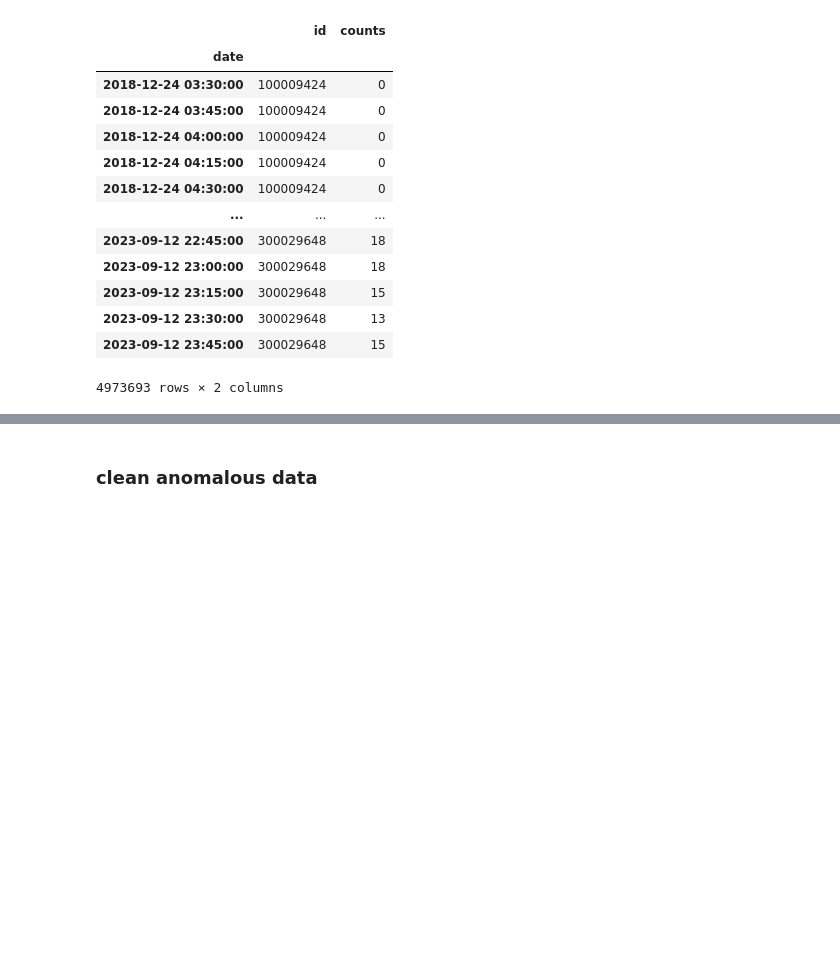
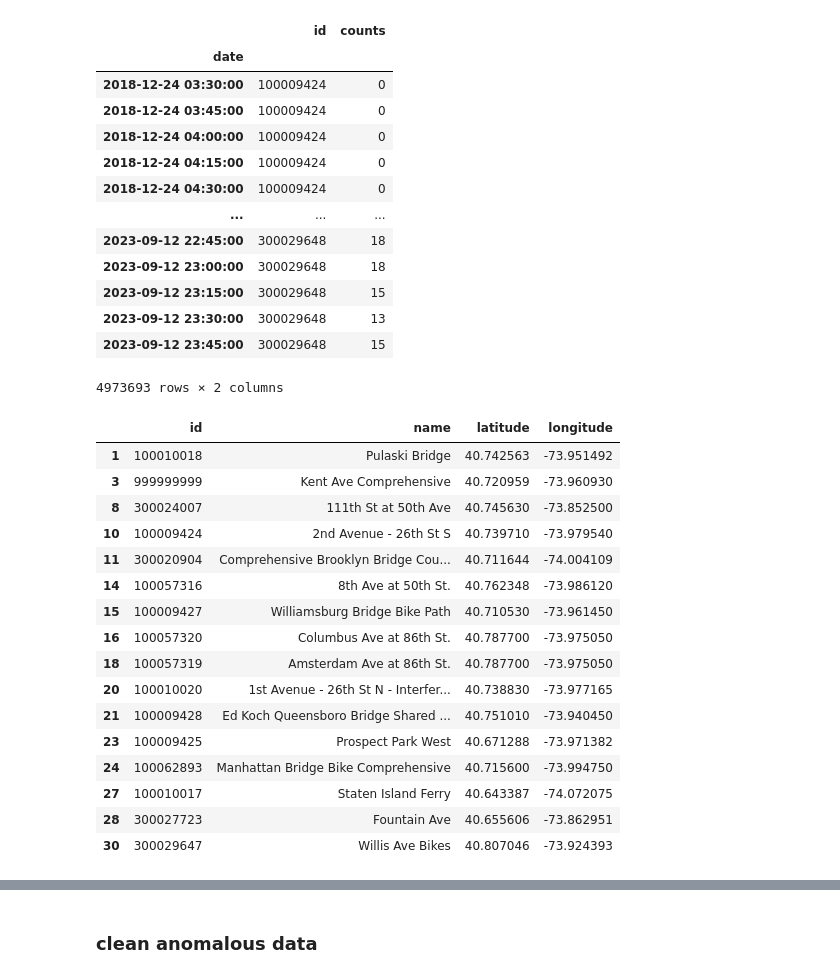
Before and after one commit to nliusont/nyc-bike-counts, a Jupyter notebook: et.ipynb, the cells around one changed output, grey strips where cells are left out. Cells and saved outputs as stored; diff of their text form; code cells hidden in the pictures; blank space fills up the shorter version.

```diff
--- a/et.ipynb
+++ b/et.ipynb
@@ -54,6 +59,26 @@ data
 # %%
 counters = pd.read_csv('data/Bicycle_Counters.csv')
 counters = counters[['id', 'name', 'latitude', 'longitude']]
+# %%
+counters
+# %% [output]
+|  | id | name | latitude | longitude |
+| 1 | 100010018 | Pulaski Bridge | 40.742563 | -73.951492 |
+| 3 | 999999999 | Kent Ave Comprehensive | 40.720959 | -73.960930 |
+| 8 | 300024007 | 111th St at 50th Ave | 40.745630 | -73.852500 |
+| 10 | 100009424 | 2nd Avenue - 26th St S | 40.739710 | -73.979540 |
+| 11 | 300020904 | Comprehensive Brooklyn Bridge Cou... | 40.711644 | -74.004109 |
+| 14 | 100057316 | 8th Ave at 50th St. | 40.762348 | -73.986120 |
+| 15 | 100009427 | Williamsburg Bridge Bike Path | 40.710530 | -73.961450 |
+| 16 | 100057320 | Columbus Ave at 86th St. | 40.787700 | -73.975050 |
+| 18 | 100057319 | Amsterdam Ave at 86th St. | 40.787700 | -73.975050 |
+| 20 | 100010020 | 1st Avenue - 26th St N - Interfer... | 40.738830 | -73.977165 |
+| 21 | 100009428 | Ed Koch Queensboro Bridge Shared ... | 40.751010 | -73.940450 |
+| 23 | 100009425 | Prospect Park West | 40.671288 | -73.971382 |
+| 24 | 100062893 | Manhattan Bridge Bike Comprehensive | 40.715600 | -73.994750 |
+| 27 | 100010017 | Staten Island Ferry | 40.643387 | -74.072075 |
+| 28 | 300027723 | Fountain Ave | 40.655606 | -73.862951 |
+| 30 | 300029647 | Willis Ave Bikes | 40.807046 | -73.924393 |
 # %%
 # merge counter names
 data = data.reset_index().merge(counters[['id', 'name']], on='id').set_index('date')
```
Also changed, not shown: parts of 4 cells of this notebook, 1 other file.
